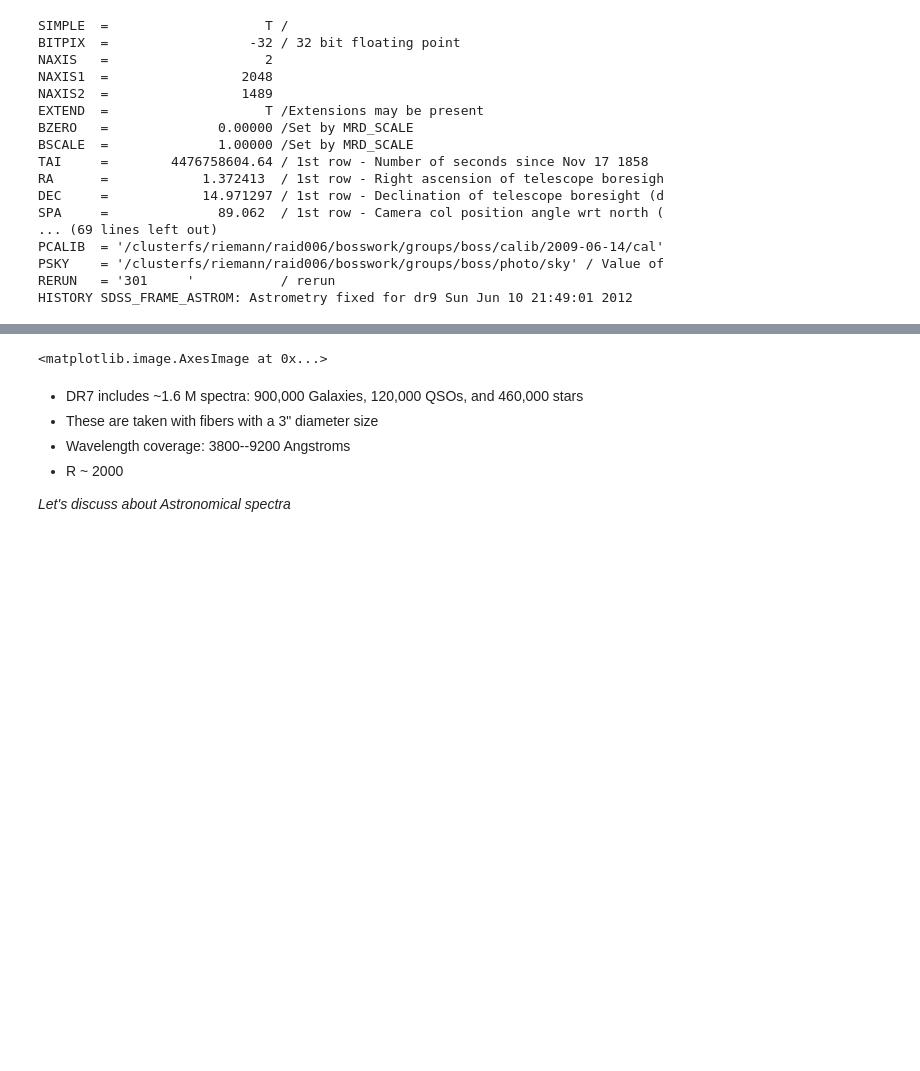
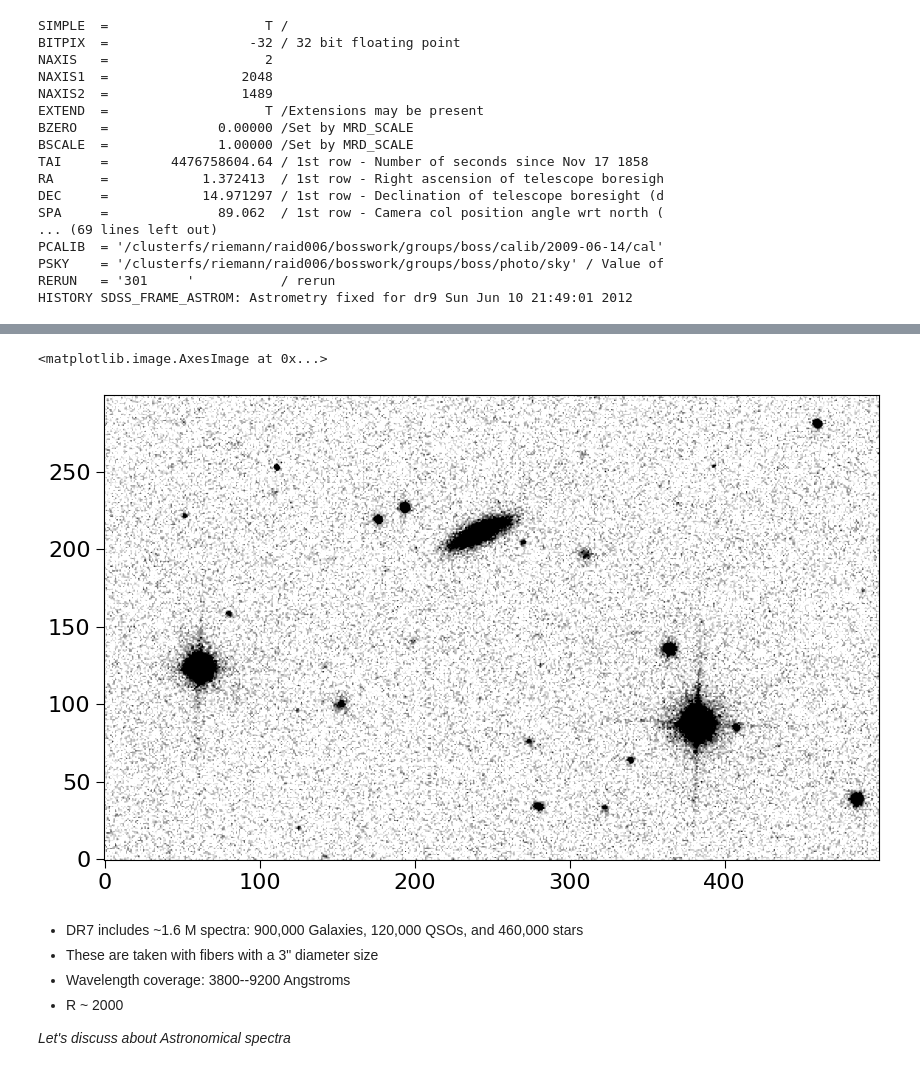
Before and after one commit to cefuente/astroinformatica, a Jupyter notebook: U6.1 - Astronomical Data.ipynb, the cells around one changed output, grey strips where cells are left out. Drawn from its saved outputs; the diff is of its cells as text; code cells hidden in the pictures; blank space fills up the shorter version.

```diff
--- a/U6.1 - Astronomical Data.ipynb
+++ b/U6.1 - Astronomical Data.ipynb
@@ -161,4 +161,4 @@ plt.imshow(data,vmin=0,vmax=std,cmap='gray_r')
 # %%
 plt.figure(figsize=(10, 8))
-plt.imshow(data[1100: 1400, 900:1400], origin='lower', vmin=0, vmax=std, cmap='gray_r')
+plt.imshow(data[1100: 1400, 900:1400], origin='lower', vmin=0, vmax=std/4, cmap='gray_r')
 # %% [output]
@@ -167,4 +165,5 @@ plt.imshow(data[1100: 1400, 900:1400], origin='lower', vmin=0, vmax=std, cmap='g
 <matplotlib.image.AxesImage at 0x...>
+[figure, added]
 # %% [markdown]
 - DR7 includes ~1.6 M spectra: 900,000 Galaxies, 120,000 QSOs, and 460,000 stars
 - These are taken with fibers with a 3" diameter size
```
Also changed, not shown: parts of 6 cells of this notebook, 3 other files.
